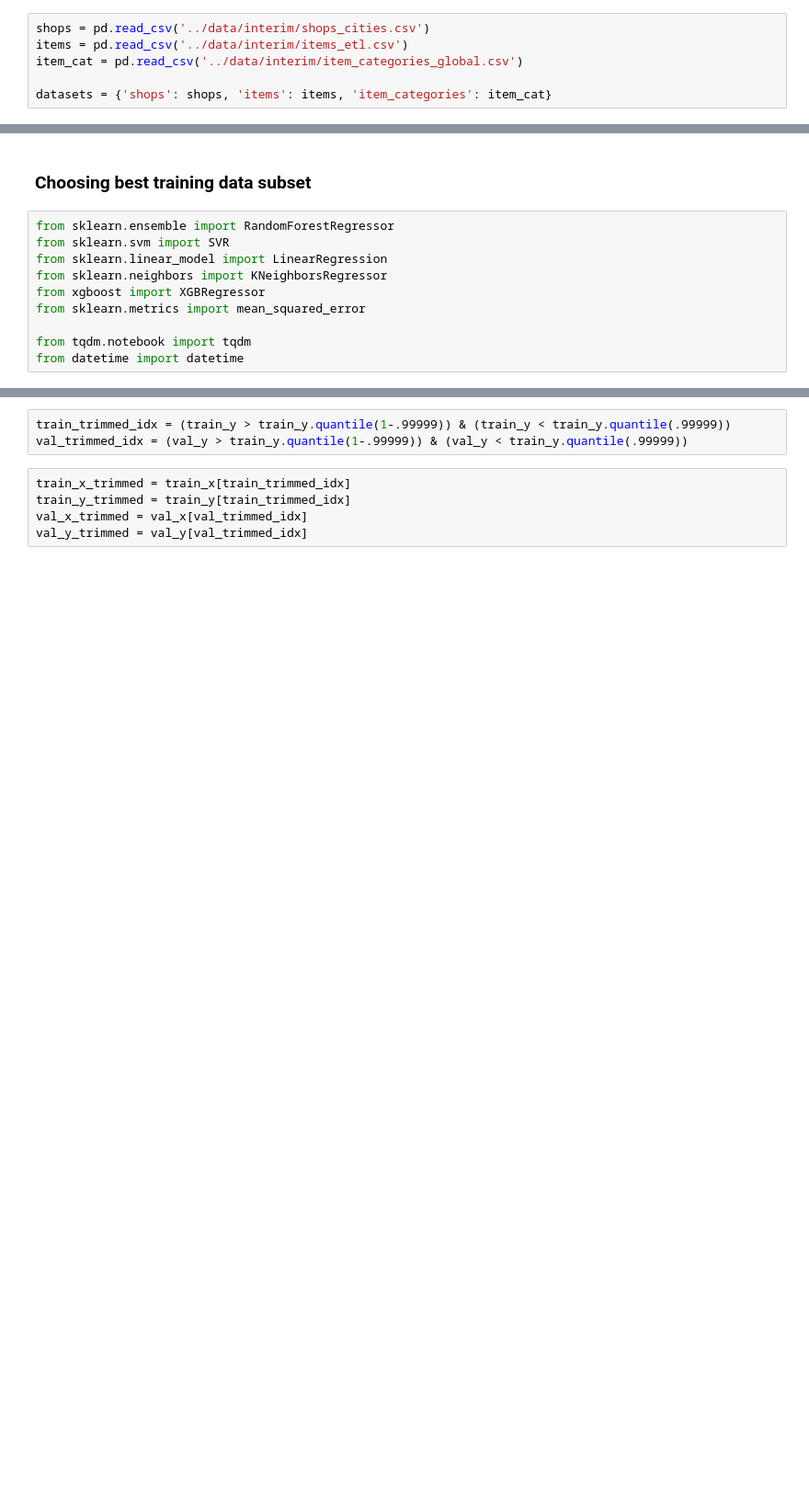
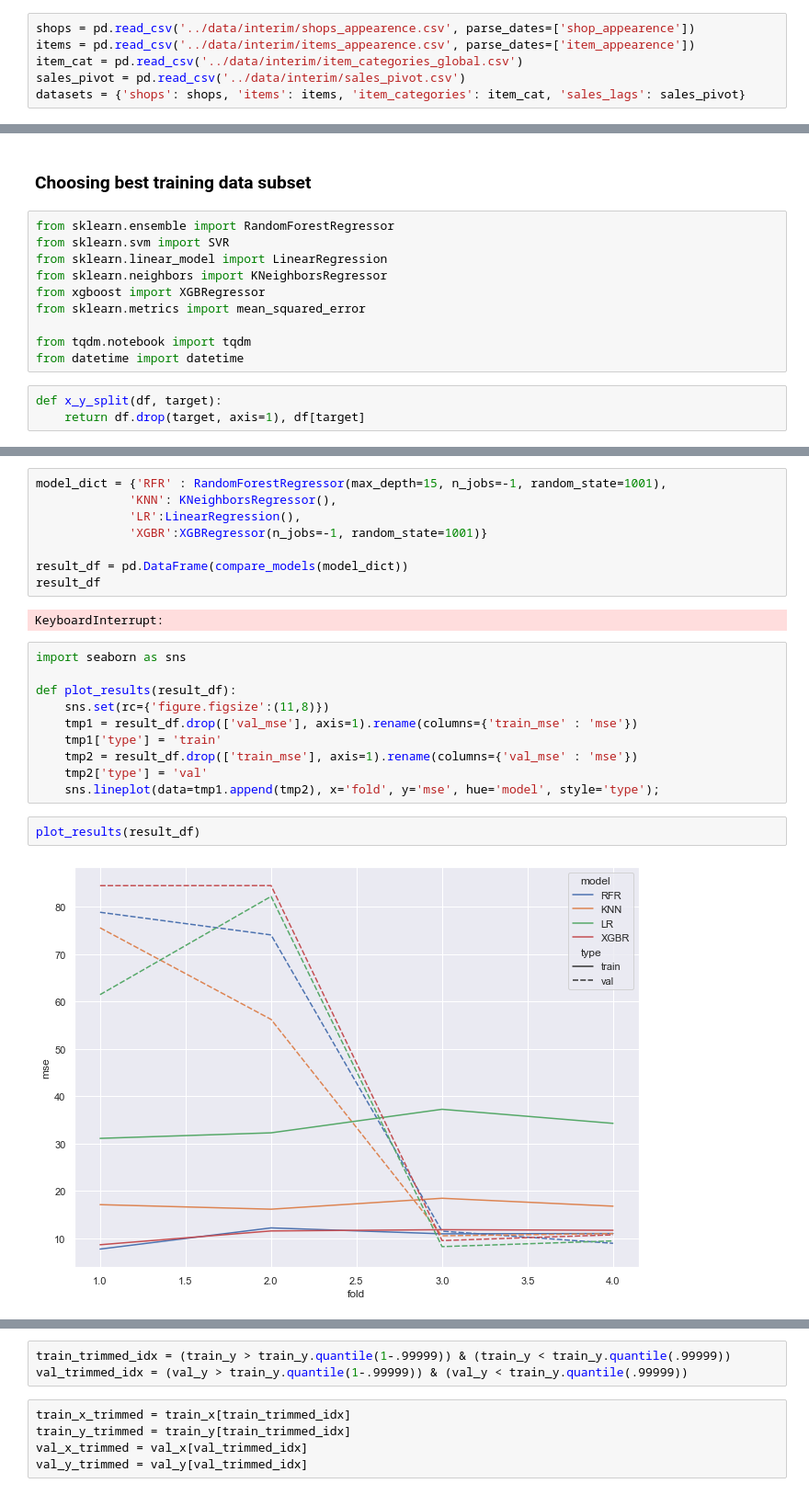
Before and after one commit to masha-mcr/DS_practice, a Jupyter notebook: future_sales_prediction/notebooks/2.2 Baseline modeling 2.ipynb, the cells around one changed output, grey strips where cells are left out. Shown: that part at 92% size. Saved outputs shown, nothing was run; the diff lists cells and outputs as text; blank space fills up the shorter version.

```diff
--- a/future_sales_prediction/notebooks/2.2 Baseline modeling 2.ipynb
+++ b/future_sales_prediction/notebooks/2.2 Baseline modeling 2.ipynb
@@ -17,11 +18,11 @@ val_data4 = pd.read_csv('../data/interim/val_2015-8.csv', parse_dates=['date'])
 # %% [markdown]
 ### And additional tables
 # %%
-shops = pd.read_csv('../data/interim/shops_cities.csv')
-items = pd.read_csv('../data/interim/items_etl.csv')
+shops = pd.read_csv('../data/interim/shops_appearence.csv', parse_dates=['shop_appearence'])
+items = pd.read_csv('../data/interim/items_appearence.csv', parse_dates=['item_appearence'])
 item_cat = pd.read_csv('../data/interim/item_categories_global.csv')
-
-datasets = {'shops': shops, 'items': items, 'item_categories': item_cat}
+sales_pivot = pd.read_csv('../data/interim/sales_pivot.csv')
+datasets = {'shops': shops, 'items': items, 'item_categories': item_cat, 'sales_lags': sales_pivot}
 # %% [markdown]
 ## Feature extraction
 
@@ -84,3 +175,6 @@ from sklearn.metrics import mean_squared_error
 
 from tqdm.notebook import tqdm
 from datetime import datetime
+# %%
+def x_y_split(df, target):
+    return df.drop(target, axis=1), df[target]
@@ -86,0 +215,24 @@ from datetime import datetime
+# %%
+model_dict = {'RFR' : RandomForestRegressor(max_depth=15, n_jobs=-1, random_state=1001),
+             'KNN': KNeighborsRegressor(),
+             'LR':LinearRegression(),
+             'XGBR':XGBRegressor(n_jobs=-1, random_state=1001)}
+
+result_df = pd.DataFrame(compare_models(model_dict))
+result_df
+# %% [output]
+KeyboardInterrupt:
+# %%
+import seaborn as sns
+
+def plot_results(result_df):
+    sns.set(rc={'figure.figsize':(11,8)})
+    tmp1 = result_df.drop(['val_mse'], axis=1).rename(columns={'train_mse' : 'mse'})
+    tmp1['type'] = 'train'
+    tmp2 = result_df.drop(['train_mse'], axis=1).rename(columns={'val_mse' : 'mse'})
+    tmp2['type'] = 'val'
+    sns.lineplot(data=tmp1.append(tmp2), x='fold', y='mse', hue='model', style='type');
+# %%
+plot_results(result_df)
+# %% [output]
+[figure, added]
```
Also changed, not shown: parts of 51 cells of this notebook, 1 other file.
